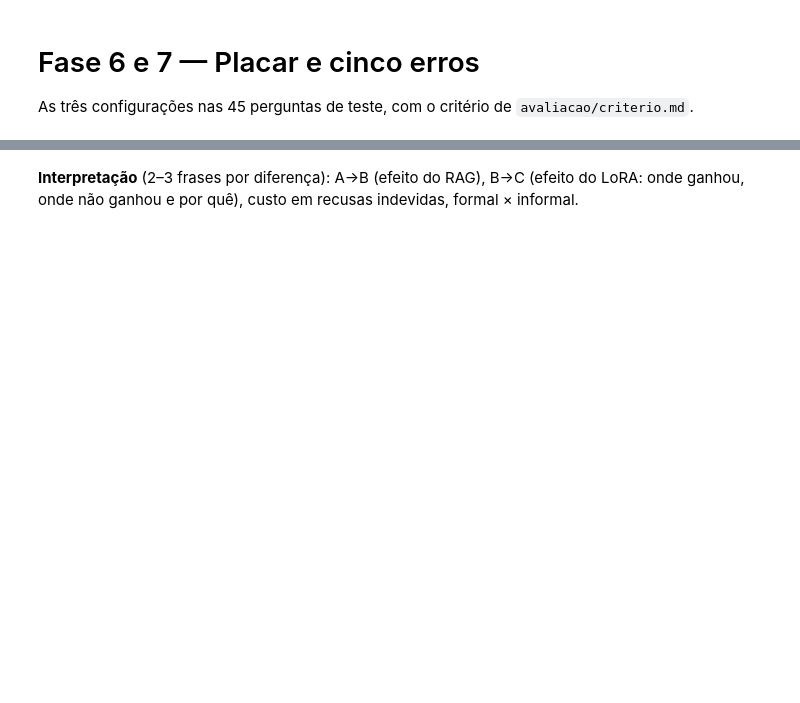
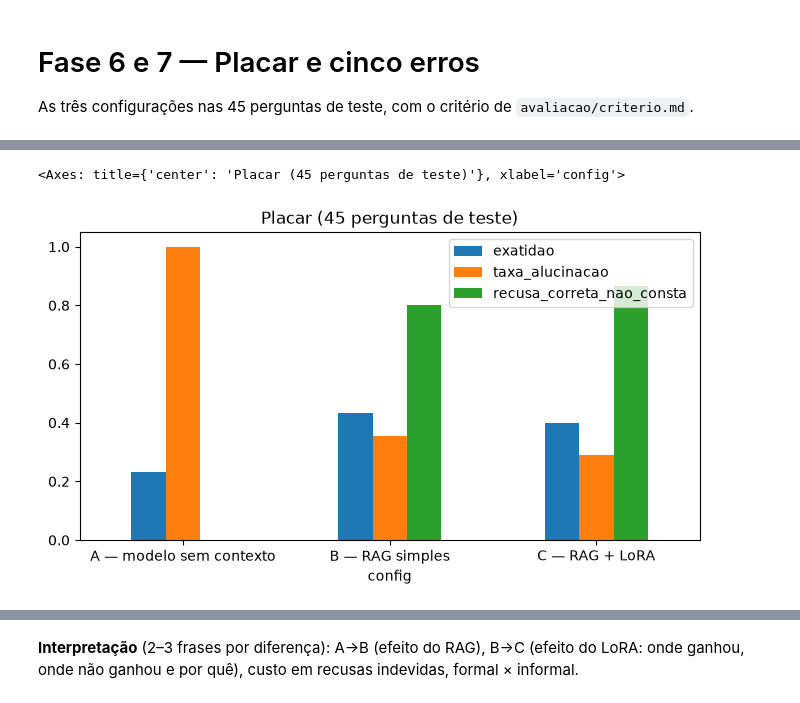
Before and after one commit to Passo-Seguro/passo-seguro-genai, a Jupyter notebook: notebooks/05_placar.ipynb, the cells around one changed output, grey strips where cells are left out. Cells and saved outputs as stored; diff of their text form; code cells hidden in the pictures; blank space fills up the shorter version.

```diff
--- a/notebooks/05_placar.ipynb
+++ b/notebooks/05_placar.ipynb
@@ -14,5 +36,6 @@ print(RAIZ)
 # %%
 import pandas as pd
-p = pd.read_csv('avaliacao/placar.csv').set_index('config')
+p = pd.read_csv('avaliacao/resultados/placar.csv').set_index('config')
 display(p)
 p[['exatidao','taxa_alucinacao','recusa_correta_nao_consta']].plot.bar(rot=0, figsize=(8,4), title='Placar (45 perguntas de teste)')
+# %% [output]
@@ -19 +47,3 @@ p[['exatidao','taxa_alucinacao','recusa_correta_nao_consta']].plot.bar(rot=0, fi
+<Axes: title={'center': 'Placar (45 perguntas de teste)'}, xlabel='config'>
+[figure, added]
 # %%
```
Also changed, not shown: parts of 6 cells of this notebook, 40 other files.
